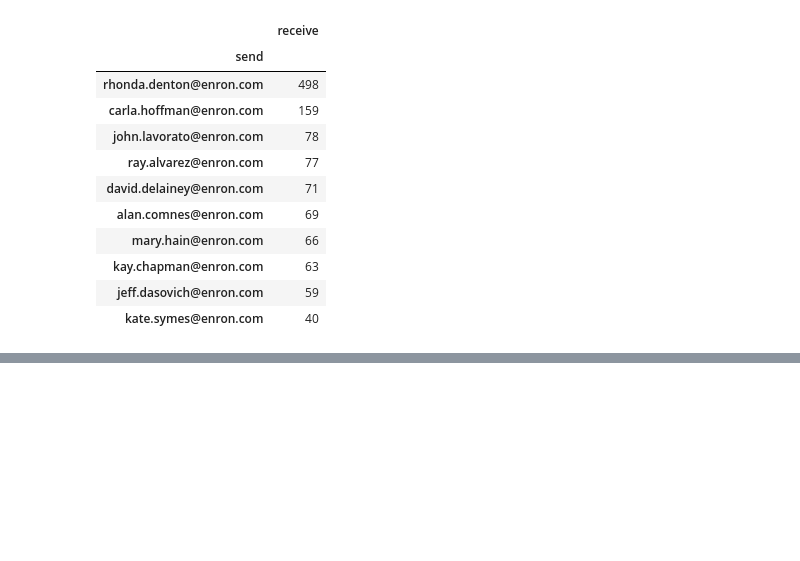
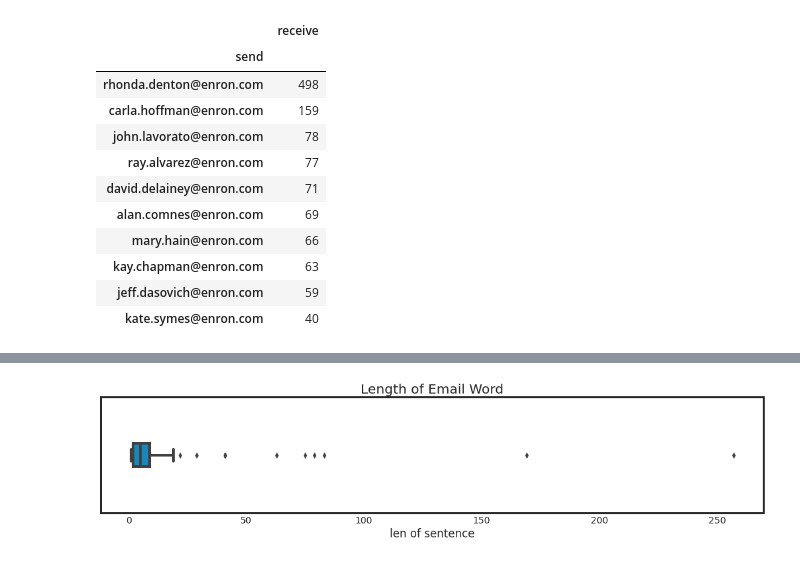
Before and after one commit to 86lekwenshiung/Graph-Network-for-Fraud-Analysis, a Jupyter notebook: Network_Analysis_on_Enron_Dataset.ipynb, the cells around one changed output, grey strips where cells are left out. Cells and saved outputs as stored; diff of their text form; code cells hidden in the pictures; blank space fills up the shorter version.

```diff
--- a/Network_Analysis_on_Enron_Dataset.ipynb
+++ b/Network_Analysis_on_Enron_Dataset.ipynb
@@ -809,0 +896,2 @@ ___
+# %%
+df_nodepair_main = unpack_email(df['sender_email'], df['all_recipient_emails'] , df['body'])
@@ -809,0 +910,13 @@ ___
+# %%
+# Wanted to pair with Kevin Presto , but will used John lavorato instead
+node_pair1 = 'tim.belden@enron.com'
+node_pair2 = 'john.lavorato@enron.com'
+node_pair3 = 'lavorato@enron.com'
+
+filter_1 = (df_nodepair_main['send'] == node_pair1) | (df_nodepair_main['send'] == node_pair2) | (df_nodepair_main['send'] == node_pair3)
+filter_2 = (df_nodepair_main['receive'] == node_pair1) | (df_nodepair_main['receive'] == node_pair2) | (df_nodepair_main['receive'] == node_pair3)
+
+
+print('Main DF Shape :' , df_nodepair_main.shape)
+df_nodepair1 = df_nodepair_main[filter_1 & filter_2]
+print('Sub DF Shape :' , df_nodepair1.shape)
@@ -809,0 +962,5 @@ ___
+# %%
+#Extracting length of email
+df_nodepair1['len of sentence'] = [len(sentence.split(' ')) for sentence in df_nodepair1['email']]
+# %%
+df_nodepair1 = df_nodepair1.loc[~df_nodepair1['email'].str.contains('tim|belden|john|lavorato|http')]
@@ -809,0 +976,11 @@ ___
+# %%
+fig , ax = plt.subplots(1,1, figsize = (16,3))
+
+sns.boxplot(data = df_nodepair1,
+            x = 'len of sentence',
+            width = 0.2)
+
+
+plt.title('Length of Email Word');
+# %% [output]
+[figure, added]
```
Also changed, not shown: parts of 36 cells of this notebook.
